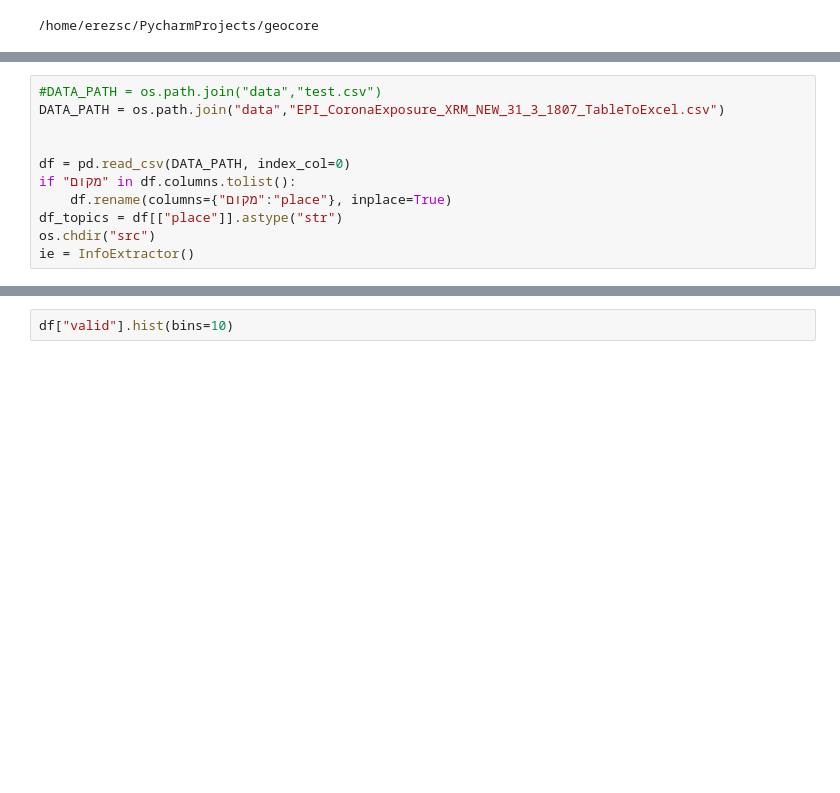
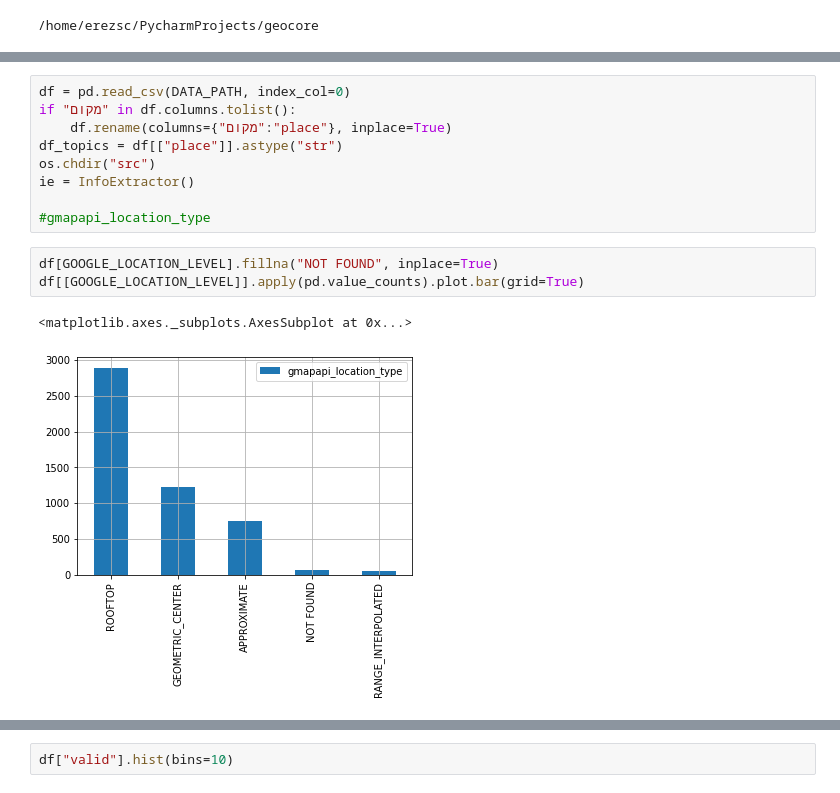
Before and after one commit to yuvalsolaz/geocore, a Jupyter notebook: notebooks/type_extraction.ipynb, the cells around one changed output, grey strips where cells are left out. Cells and saved outputs as stored; diff of their text form; blank space fills up the shorter version.

```diff
--- a/notebooks/type_extraction.ipynb
+++ b/notebooks/type_extraction.ipynb
@@ -12,11 +23,15 @@ print(os.getcwd())
 # %%
-#DATA_PATH = os.path.join("data","test.csv")
-DATA_PATH = os.path.join("data","EPI_CoronaExposure_XRM_NEW_31_3_1807_TableToExcel.csv")
-
-
 df = pd.read_csv(DATA_PATH, index_col=0)
 if "מקום" in df.columns.tolist():
     df.rename(columns={"מקום":"place"}, inplace=True)
 df_topics = df[["place"]].astype("str")
 os.chdir("src")
 ie = InfoExtractor()
+
+#gmapapi_location_type
+# %%
+df[GOOGLE_LOCATION_LEVEL].fillna("NOT FOUND", inplace=True)
+df[[GOOGLE_LOCATION_LEVEL]].apply(pd.value_counts).plot.bar(grid=True)
+# %% [output]
+<matplotlib.axes._subplots.AxesSubplot at 0x...>
+[figure, added]
```
Also changed, not shown: parts of 18 cells of this notebook, 3 other files.
